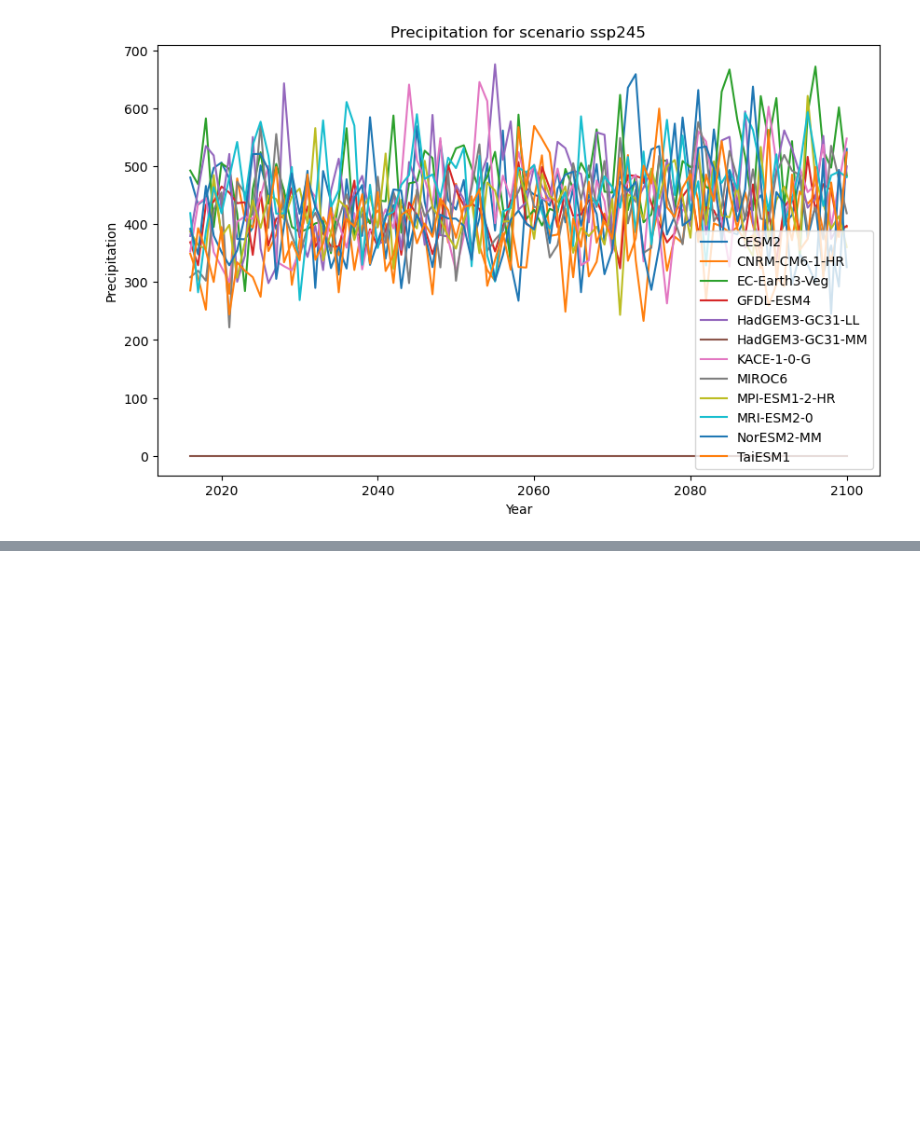
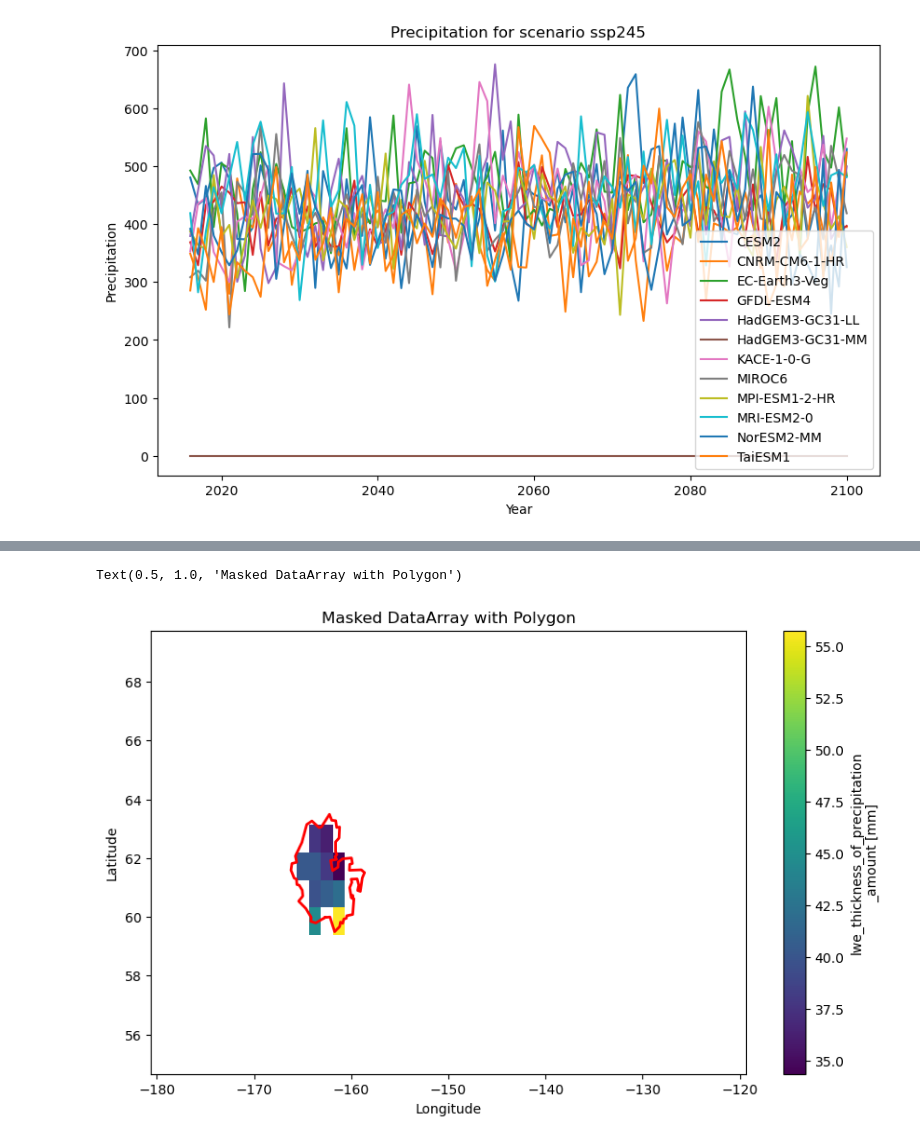
Before and after one commit to ua-snap/ardac-toolbox, a Jupyter notebook: notebooks/cmip6_polygon_summary.ipynb, the cells around one changed output, grey strips where cells are left out. Drawn from its saved outputs; the diff is of its cells as text; code cells hidden in the pictures; blank space fills up the shorter version.

```diff
--- a/notebooks/cmip6_polygon_summary.ipynb
+++ b/notebooks/cmip6_polygon_summary.ipynb
@@ -229,0 +287,32 @@ plt.show()
+# %%
+import rioxarray
+
+tmp_ds = xr.open_dataset("pr_Amon_CESM2_historical.nc")
+# CRS-ify the dataset
+tmp_ds.rio.set_spatial_dims(x_dim="lon", y_dim="lat", inplace=True)
+tmp_ds = tmp_ds.rio.write_crs(4326)
+# transpose for intuition
+tmp_ds = tmp_ds.transpose("time", "lat", "lon")
+# get the mask
+mask = rasterio.features.geometry_mask(
+    [yk_poly_4326],
+    out_shape=tmp_ds.pr.shape[1:],
+    transform=tmp_ds.rio.transform(),
+    invert=True,
+)
+
+fig, ax = plt.subplots(figsize=(10, 6))
+tmp_ds.pr.sel(time="1980-01-15").squeeze().where(mask).sel(
+    lon=slice(-180, -120), lat=slice(70, 55)
+).plot(x="lon", ax=ax, label="Masked DataArray")
+
+x, y = yk_poly_4326.exterior.xy
+ax.plot(x, y, color="red", linewidth=2, label="Polygon")
+
+
+ax.set_xlabel("Longitude")
+ax.set_ylabel("Latitude")
+ax.set_title("Masked DataArray with Polygon")
+# %% [output]
+Text(0.5, 1.0, 'Masked DataArray with Polygon')
+[figure, added]
```
Also changed, not shown: parts of 42 cells of this notebook.
